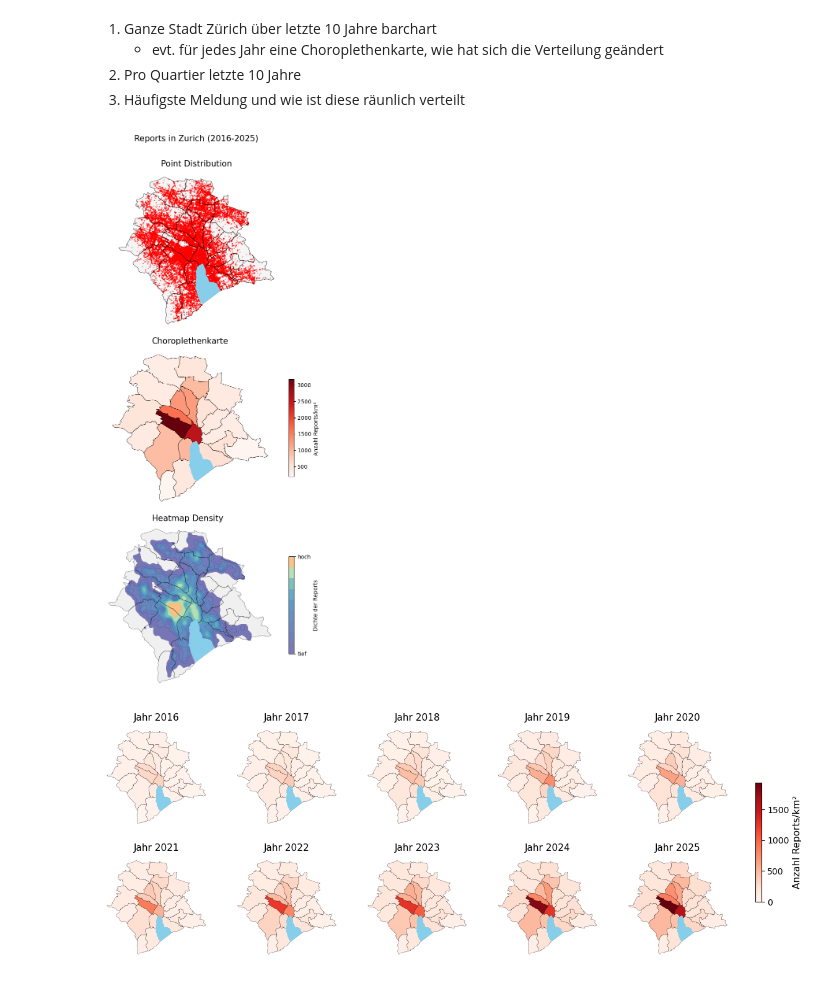
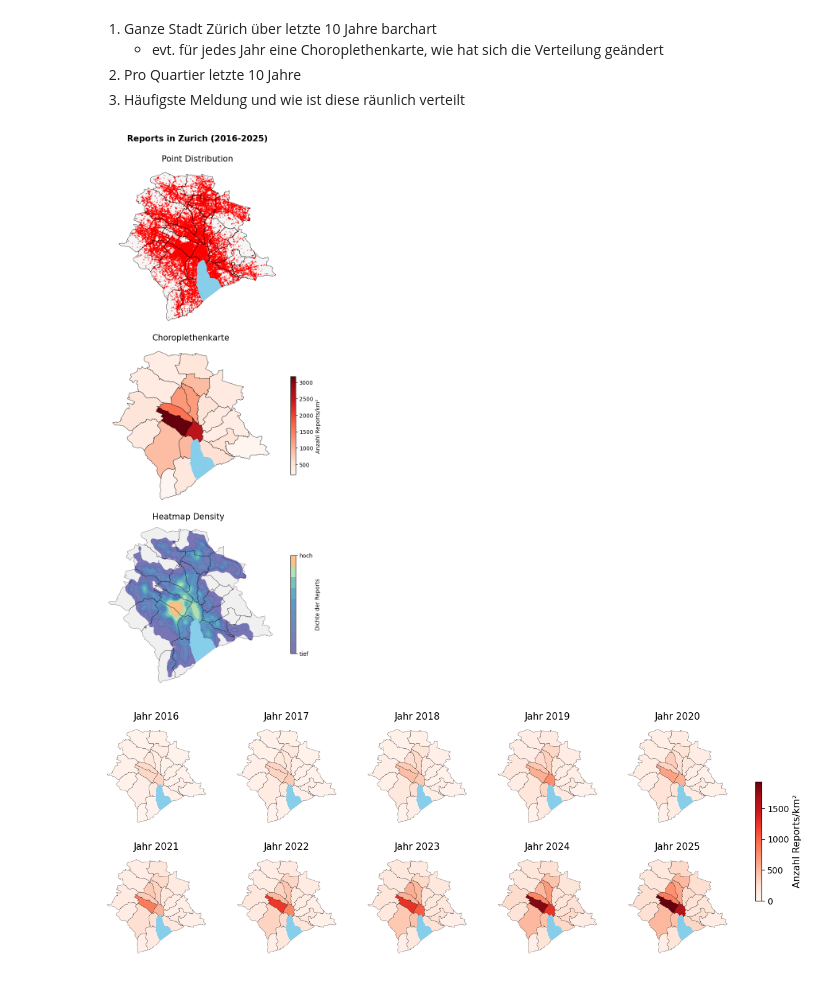
Before and after one commit to fabianott/sds210_project, a Jupyter notebook: notebooks/spatial_analysis.ipynb, the cells around one changed output. Saved outputs shown, nothing was run; the diff lists cells and outputs as text; code cells hidden in the pictures.

```diff
--- a/notebooks/spatial_analysis.ipynb
+++ b/notebooks/spatial_analysis.ipynb
@@ -35,7 +35,7 @@ reports_gdf = gpd.GeoDataFrame(
 # Plots showing the distribution of reports (2016-2025)
 # 1. Point distribution
 fig, axs = plt.subplots(3, 1, figsize=(7,14))
-fig.suptitle("Reports in Zurich (2016-2025)", fontsize=15, y=1.01, x=0.5)
+fig.suptitle("Reports in Zurich (2016-2025)", fontsize=15, x=0.5, y= 1.001, fontweight='bold')
 
 quartiere_gdf.plot(ax=axs[0], color="whitesmoke", linewidth= 0.5, zorder=1)
 reports_gdf.plot(ax=axs[0], color= "red", markersize=1, alpha=0.4, zorder=2)
@@ -79,34 +79,34 @@ quartiere_gdf.plot(ax=axs[2], color="#f0f0f0", edgecolor="none")
 sns.kdeplot(
     x=reports_gdf.e, y=reports_gdf.n,
     ax=axs[2],
     cmap="Spectral_r",
     fill=True,
     thresh=0.05, # ab welcher Dichte die Heatmap angezeigt wird (> 5% des maximalen Wertes)
     alpha=0.8,
     cbar=True,
     cbar_kws={"label": "Dichte der Reports", "orientation": "vertical", "shrink": 0.6},
     bw_adjust=0.5  # Beeinflusst, wie glatt die Heatmap ist
 )
 
 # Colorbar Skala ändern
 cbar = axs[2].collections[-1].colorbar
 
 vmin, vmax = cbar.ax.get_ylim()
 cbar.set_ticks([vmin, vmax])
 
 # Die Zahlen durch Text ersetzen
 cbar.set_ticklabels(["tief", "hoch"])
 
 lakes_gdf.plot(ax=axs[2], color = "skyblue", zorder= 2)
 quartiere_gdf.boundary.plot(ax=axs[2], color="black", linewidth=0.5, alpha=0.6, zorder=1) # only the boundaries
 
 axs[2].axis("off")
 axs[2].set_title("Heatmap Density", fontsize=15)
 
 plt.tight_layout() # that they don't overlap
 plt.show()
 # %% [output]
-[figure, old version]
+[figure, new version]
 # %%
 # Das Jahr aus der "date" Spalte extrahieren
 reports_gdf["date"] = pd.to_datetime(reports_gdf["date"])
```
Also changed, not shown: parts of 1 cell of this notebook.
